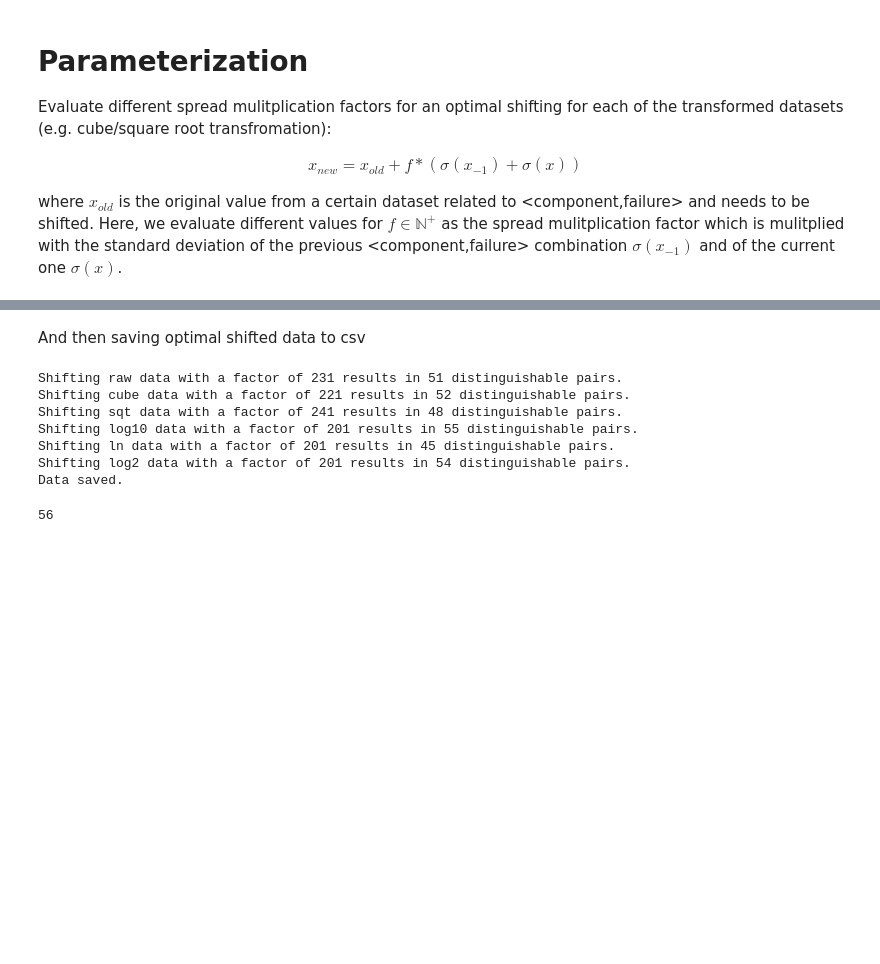
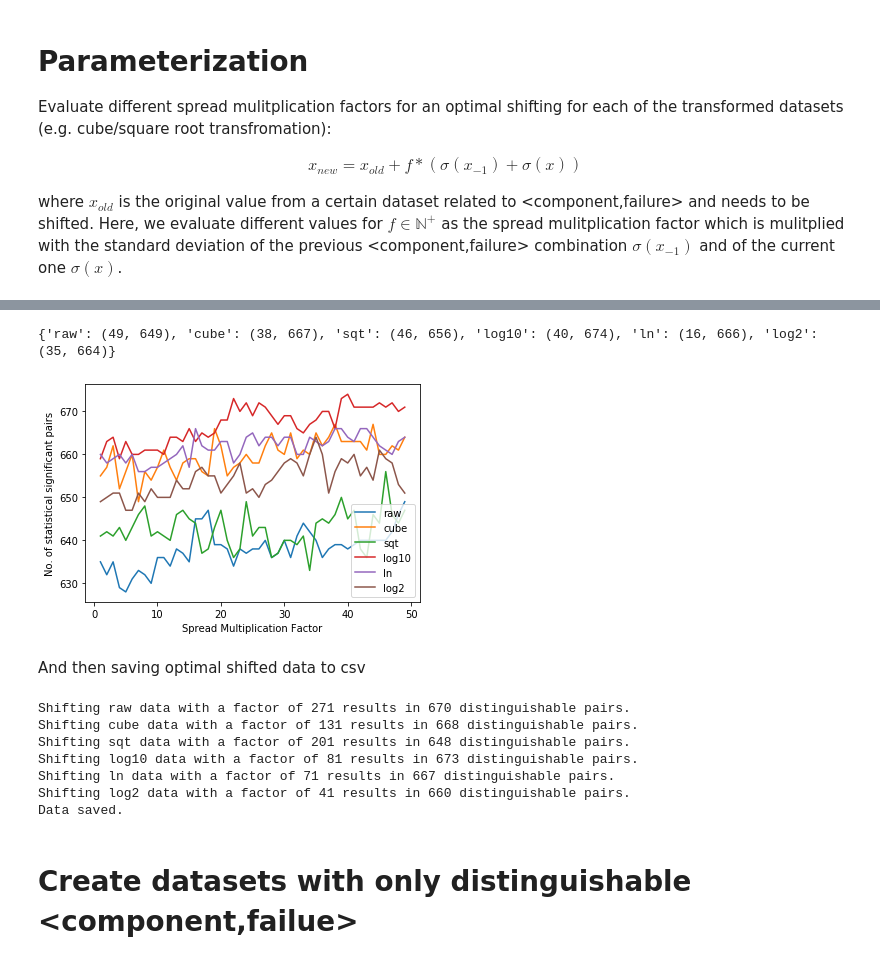
Before and after one commit to hpi-sam/rl-4-self-repair, a Jupyter notebook: data_analysis/03_shifting.ipynb, the cells around one changed output, grey strips where cells are left out. Cells and saved outputs as stored; diff of their text form; code cells hidden in the pictures; blank space fills up the shorter version.

```diff
--- a/data_analysis/03_shifting.ipynb
+++ b/data_analysis/03_shifting.ipynb
@@ -104,7 +105,12 @@ plt.show()
+# %%
+parameterize(1, 50, 1)
+# %% [output]
+{'raw': (49, 649), 'cube': (38, 667), 'sqt': (46, 656), 'log10': (40, 674), 'ln': (16, 666), 'log2': (35, 664)}
+[figure, added]
 # %% [markdown]
 And then saving optimal shifted data to csv
 # %%
-result = {'raw': (231, 51), 'cube': (221, 52), 'sqt': (241, 48), 'log10': (201, 55), 'ln': (201, 45), 'log2': (201, 54)}
+result = {'raw': (271, 670), 'cube': (131, 668), 'sqt': (201, 648), 'log10': (81, 673), 'ln': (71, 667), 'log2': (41, 660)}
 dh = DataHandler(data_generation='Linear', take_component_id=True, transformation='raw')
 optimal_shifted_data = dh.data[[dh.data.columns[0], dh.data.columns[1]]]
 
@@ -118,16 +124,12 @@ for t, value in result.items():
 optimal_shifted_data.to_csv('data/prepared_data/LinearShifted_Id.csv')
 print("Data saved.")
 # %% [output]
-Shifting raw data with a factor of 231 results in 51 distinguishable pairs.
-Shifting cube data with a factor of 221 results in 52 distinguishable pairs.
-Shifting sqt data with a factor of 241 results in 48 distinguishable pairs.
-Shifting log10 data with a factor of 201 results in 55 distinguishable pairs.
-Shifting ln data with a factor of 201 results in 45 distinguishable pairs.
-Shifting log2 data with a factor of 201 results in 54 distinguishable pairs.
+Shifting raw data with a factor of 271 results in 670 distinguishable pairs.
+Shifting cube data with a factor of 131 results in 668 distinguishable pairs.
+Shifting sqt data with a factor of 201 results in 648 distinguishable pairs.
+Shifting log10 data with a factor of 81 results in 673 distinguishable pairs.
+Shifting ln data with a factor of 71 results in 667 distinguishable pairs.
+Shifting log2 data with a factor of 41 results in 660 distinguishable pairs.
 Data saved.
-# %%
-dh = DataHandler(data_generation='LinearShifted', take_component_id=True, transformation='log10')
-ttest_2 = du.execute_ttest(dh.data)
-print(len(ttest_2[ttest_2['pvalue']<0.05]))
-# %% [output]
-56
+# %% [markdown]
+# Create datasets with only distinguishable <component,failue>
```
Also changed, not shown: parts of 6 cells of this notebook, 16 other files.
